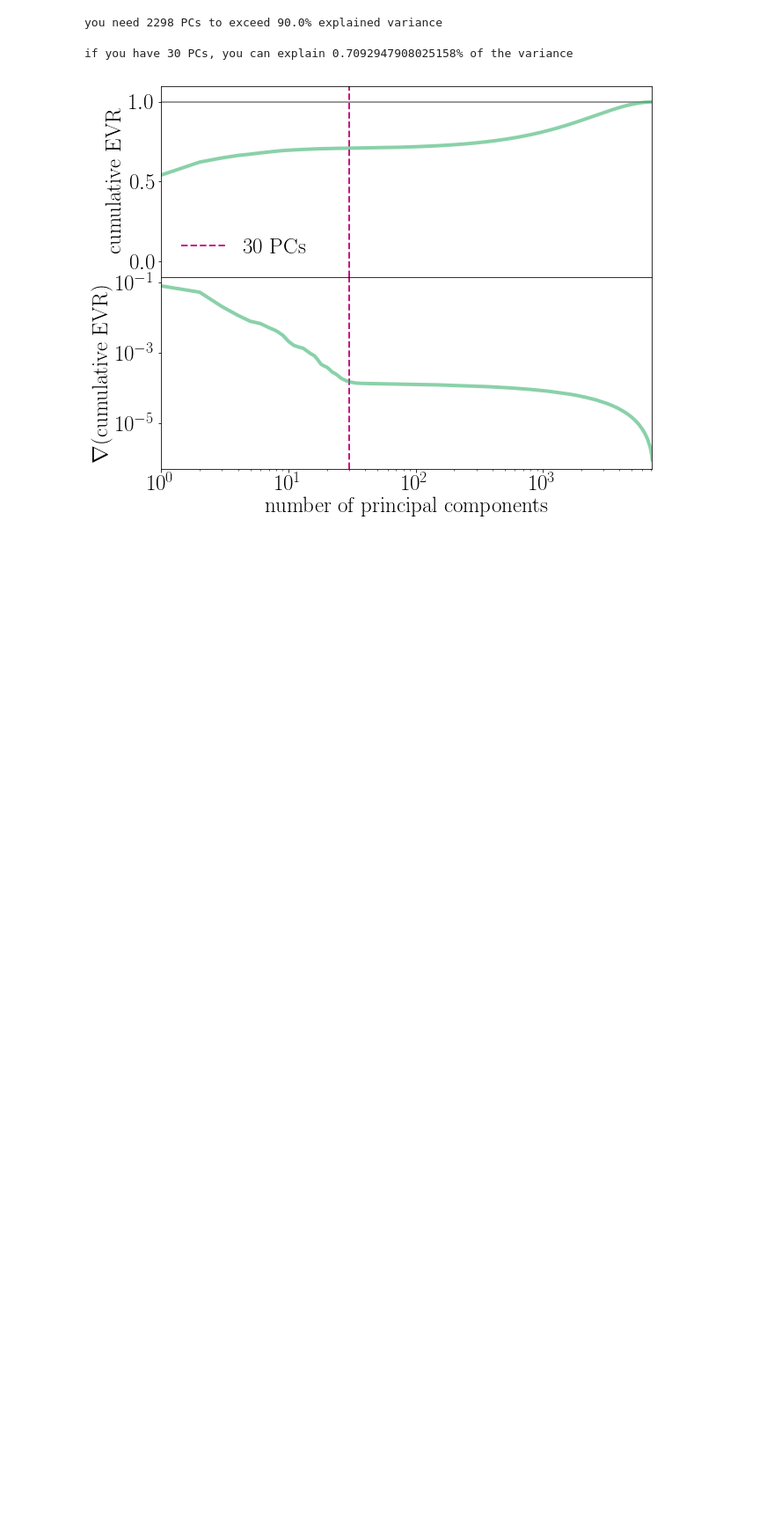
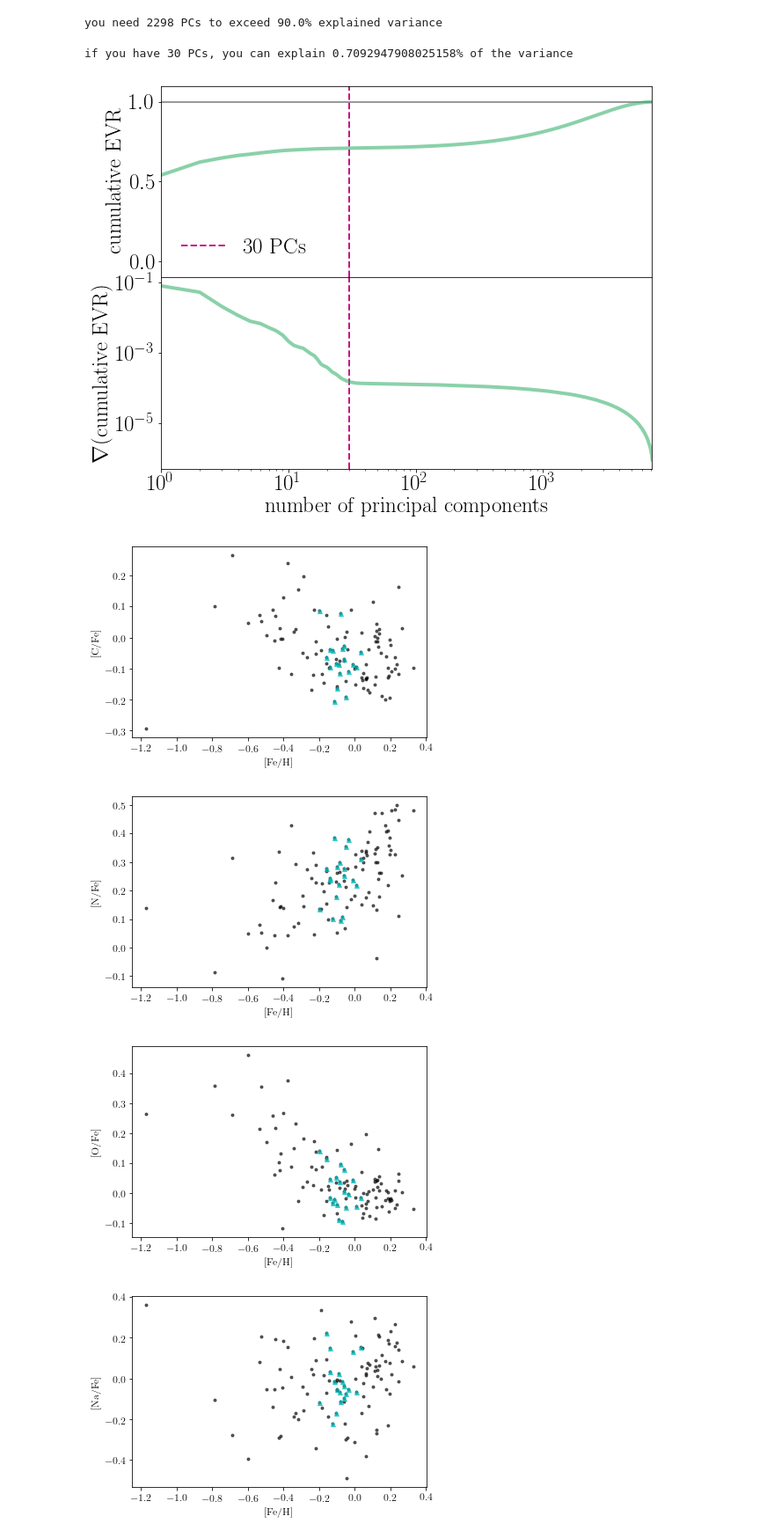
Before and after one commit to npricejones/clustercases, a Jupyter notebook: paper_plots.ipynb, the cells around one changed output. Shown at 88% size. Saved outputs shown, nothing was run; the diff lists cells and outputs as text; code cells hidden in the pictures; blank space fills up the shorter version.

Commit message:
Adding abundance plots

```diff
--- a/paper_plots.ipynb
+++ b/paper_plots.ipynb
@@ -325,0 +410,11 @@ plt.savefig('principal_components.pdf')
+# %%
+elems = (centers.attrs['elemnames']).astype('U2')
+feind = np.where(elems=='Fe')[0][0]
+# %%
+fecenters = np.zeros(centers.shape)
+fecenters[:,0] = centers[:,feind]
+els = np.delete(elems,feind)
+for col in range(len(els)):
+    match = np.where(elems==els[col])[0][0]
+    fecenters[:,col+1] = centers[:,match]
+    fecenters[:,col+1] -= centers[:,feind]
@@ -325,0 +470,40 @@ plt.savefig('principal_components.pdf')
+# %%
+plt.figure(figsize=(10,8))
+for elem in range(fecenters.shape[1]):
+    plt.subplot(3,5,elem+1)
+    plt.hist(fecenters[:,elem],bins=elembins,alpha=0.1,edgecolor='k',color='k',normed=True)
+    plt.hist(fecenters[good][:,elem],bins=elembins,histtype='step',alpha=0.7,edgecolor='c',color='c',normed=True,lw=3)
+    plt.hist(fecenters[matchtlabs][bad][:,elem],bins=elembins,histtype='step',alpha=0.7,edgecolor='r',color='r',normed=True,lw=3)
+    plt.xlabel(labels[elem])
+plt.tight_layout()
+# %%
+ndim = 15
+ecut = 0.8
+ccut = 0.8
+sizemin = 15
+nbins = 20
+mask = d.tsize>sizemin
+#mask= [True]*len(fes)
+
+for elem in elems:
+    if elem != 'Fe':
+        mgind = np.where(elems==elem)[0][0]
+        fes = (centers[:,feind])
+        mgs = (centers[:,mgind]-centers[:,feind])
+        fig = plt.figure()
+        ax = plt.subplot(111)
+        if len(fes[mask])<200:
+            plt.plot(fes[mask],mgs[mask],'.',color='k',alpha=0.6)
+        elif len(fes[mask])>200:
+            histogram2d(fig,ax,fes[mask],mgs[mask],norm='log',bins=50,vmin=1,vmax=50,default_cmap='gray')
+        d.read_run_data(eps=0.1,min_sample=2,update=True,datatype='prin30')
+        success=(d.eff>ecut)*(d.com>ccut)*(d.fsize>sizemin)
+        labs = d.matchtlabs[success]
+        plt.plot(fes[labs],mgs[labs],'^',color='c',alpha=0.7,markersize=5)
+        plt.xlabel('[Fe/H]')
+        plt.ylabel('[{0}/Fe]'.format(elem))
+# %% [output]
+[figure, added]
+[figure, added]
+[figure, added]
+[figure, added]
```
Also changed, not shown: parts of 15 cells of this notebook.
